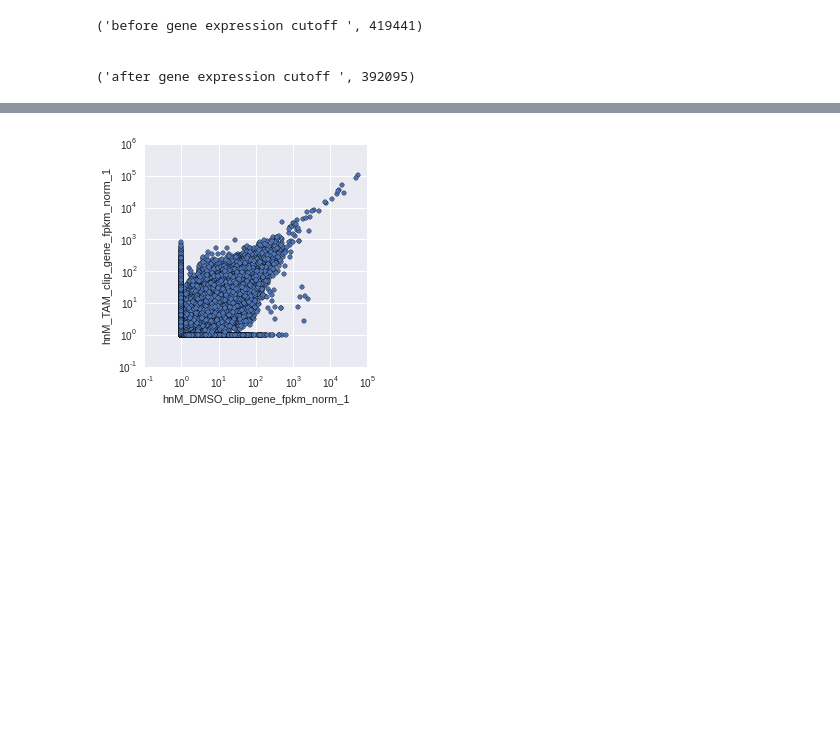
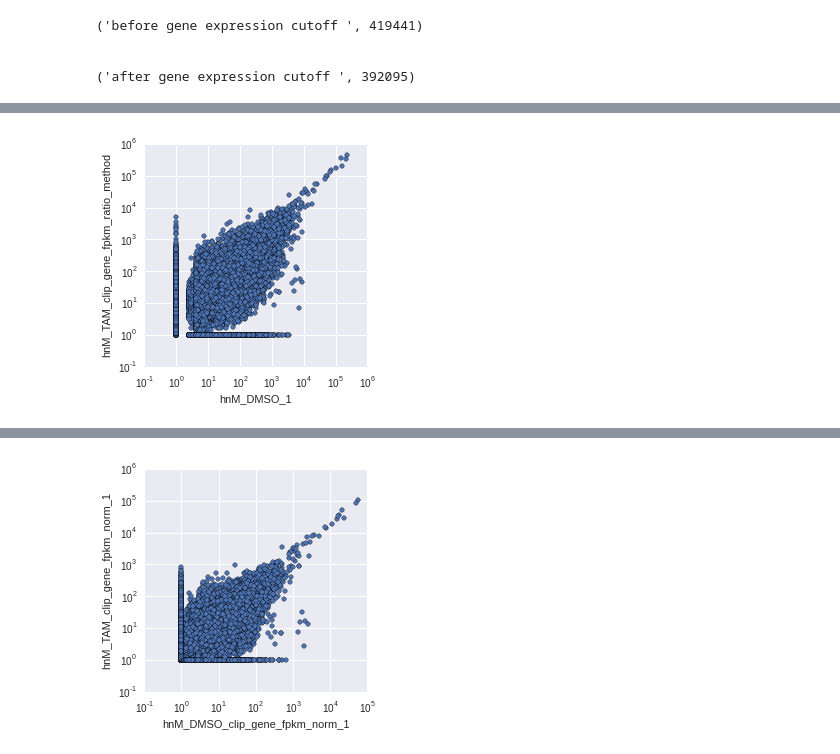
Before and after one commit to seharvey2012/programmatic_analysis, a Jupyter notebook: getting_clipper_to_work/clipper_runs_working_with_clipper_clusters/process_raw_clipper_output_to_merged_normalized_comparison.ipynb, the cells around one changed output, grey strips where cells are left out. Drawn from its saved outputs; the diff is of its cells as text; code cells hidden in the pictures; blank space fills up the shorter version.

```diff
--- a/getting_clipper_to_work/clipper_runs_working_with_clipper_clusters/process_raw_clipper_output_to_merged_normalized_comparison.ipynb
+++ b/getting_clipper_to_work/clipper_runs_working_with_clipper_clusters/process_raw_clipper_output_to_merged_normalized_comparison.ipynb
@@ -479,0 +454,6 @@ merge_df.head()
+# %%
+#plot a scatter plot of binding with the DMSO and ratio normalized TAM
+#NOTE - what is this subset with high DMSO binding but low TAM binding? What clusters are these?
+ax_with_gene_norm = merge_df_high_genes.plot(kind='scatter',x='hnM_DMSO_1',y='hnM_TAM_clip_gene_fpkm_ratio_method',figsize=(4,4),loglog=True)
+# %% [output]
+[figure, added]
```
Also changed, not shown: parts of 19 cells of this notebook, 4 other files.
